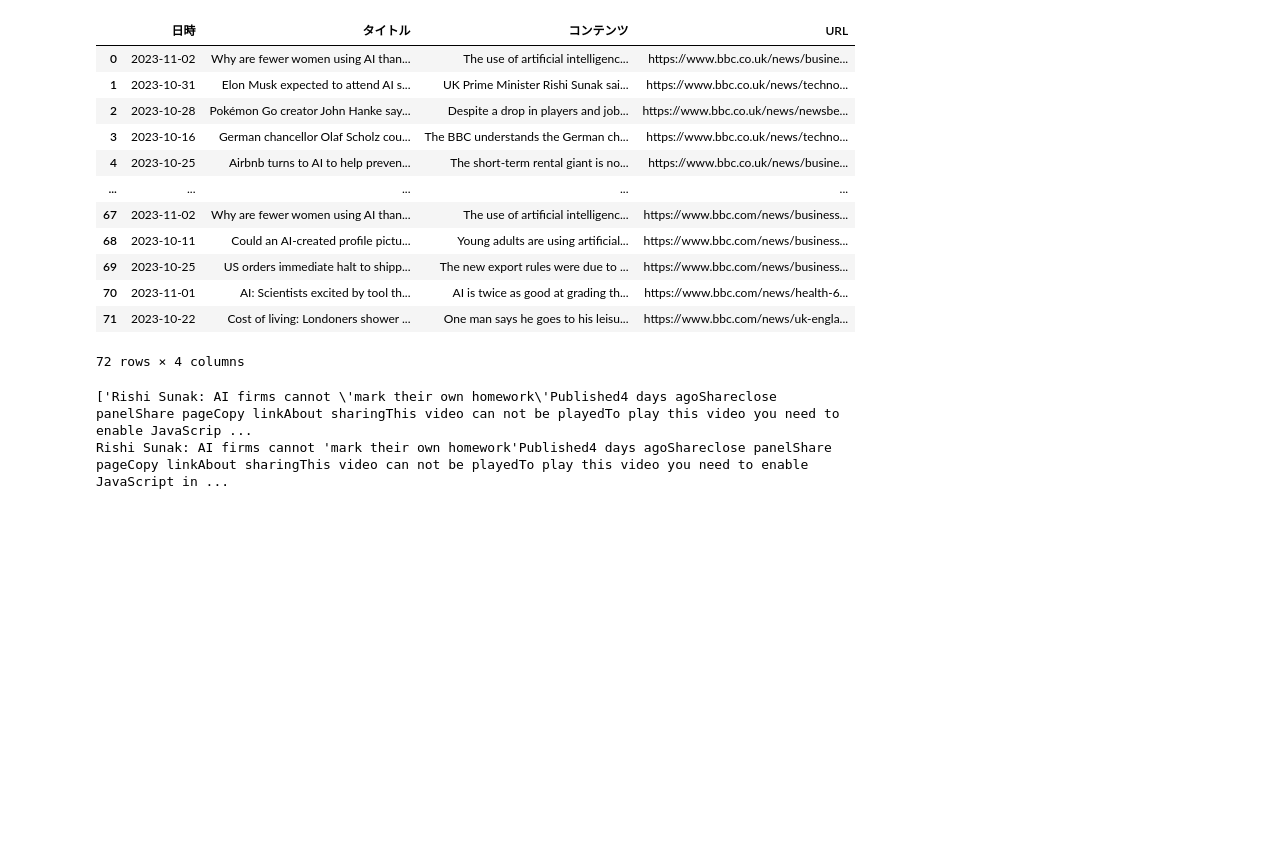
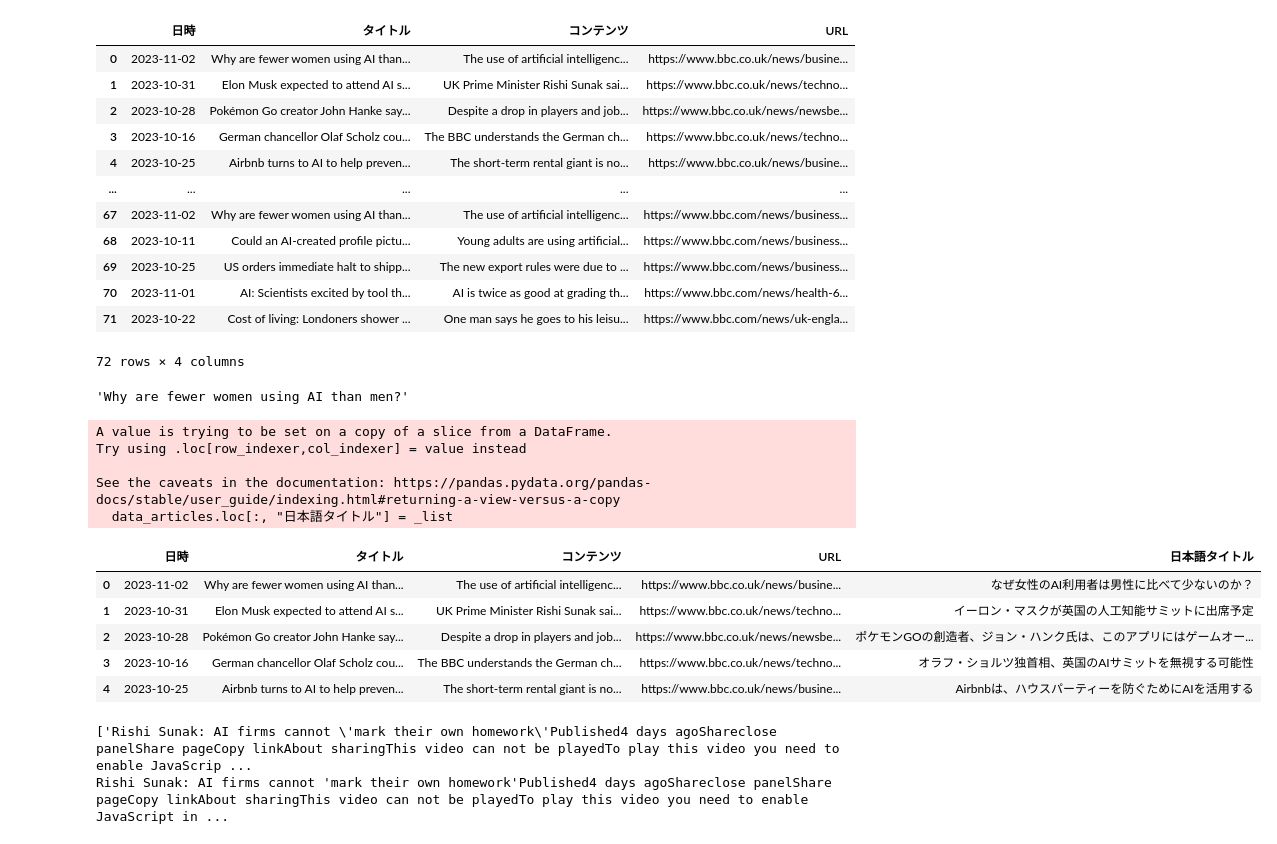
Before and after one commit to kayyuasa/newsapp, a Jupyter notebook: news_app.ipynb, the cells around one changed output. Cells and saved outputs as stored; diff of their text form; code cells hidden in the pictures; blank space fills up the shorter version.

Commit message:
日本語タイトルのコラムを追加する部分を実装

```diff
--- a/news_app.ipynb
+++ b/news_app.ipynb
@@ -56,6 +56,64 @@ data_articles
 | 70 | 2023-11-01 | AI: Scientists excited by tool th... | AI is twice as good at grading th... | https://www.bbc.com/news/health-6... |
 | 71 | 2023-10-22 | Cost of living: Londoners shower ... | One man says he goes to his leisu... | https://www.bbc.com/news/uk-engla... |
 72 rows × 4 columns
+# %%
+data_articles["タイトル"][0]
+# %% [output]
+'Why are fewer women using AI than men?'
+# %%
+# タイトルの和訳
+#ChatGPTでの翻訳機能
+import openai
+
+openai.api_key = OPENAI_API_KEY
+
+def transrate_titl_to_japanese(content_text_to_gpt):
+    request_to_gpt = "以下の英語の記事のタイトルを日本語に翻訳してください" + content_text_to_gpt
+
+    response = openai.ChatCompletion.create(
+        model="gpt-3.5-turbo",
+        messages=[
+            {"role": "user", "content": request_to_gpt},
+        ],
+    )
+
+    output_content = response.choices[0]["message"]["content"].strip()
+    return output_content
+
+
+
+# "日本語タイトル"のコラムを新規に作成して追加
+def add_japanese_column(data_articles):
+
+    _list = []
+    for i in range(len(data_articles)):
+        # タイトルを日本語に翻訳
+        output_japanese_title = transrate_titl_to_japanese(data_articles["タイトル"][i])
+        # 翻訳されたタイトルをリストに追加
+        _list.append(output_japanese_title)
+
+    # "日本語タイトル"を新規に作成してリストを入れる
+    data_articles.loc[:, "日本語タイトル"] = _list  # .locを使って、明示的にdata_articlesを直接変更したつもりだが、 SettingWithCopyWarningが消えない
+
+    return data_articles
+
+
+# お試しで始めの5行だけ実施
+test_data_articles = data_articles.head(5)
+
+add_japanese_column(test_data_articles)
+# %% [output]
+A value is trying to be set on a copy of a slice from a DataFrame.
+Try using .loc[row_indexer,col_indexer] = value instead
+
+See the caveats in the documentation: https://pandas.pydata.org/pandas-docs/stable/user_guide/indexing.html#returning-a-view-versus-a-copy
+  data_articles.loc[:, "日本語タイトル"] = _list
+|  | 日時 | タイトル | コンテンツ | URL | 日本語タイトル |
+| 0 | 2023-11-02 | Why are fewer women using AI than... | The use of artificial intelligenc... | https://www.bbc.co.uk/news/busine... | なぜ女性のAI利用者は男性に比べて少ないのか？ |
+| 1 | 2023-10-31 | Elon Musk expected to attend AI s... | UK Prime Minister Rishi Sunak sai... | https://www.bbc.co.uk/news/techno... | イーロン・マスクが英国の人工知能サミットに出席予定 |
+| 2 | 2023-10-28 | Pokémon Go creator John Hanke say... | Despite a drop in players and job... | https://www.bbc.co.uk/news/newsbe... | ポケモンGOの創造者、ジョン・ハンク氏は、このアプリにはゲームオー... |
+| 3 | 2023-10-16 | German chancellor Olaf Scholz cou... | The BBC understands the German ch... | https://www.bbc.co.uk/news/techno... | オラフ・ショルツ独首相、英国のAIサミットを無視する可能性 |
+| 4 | 2023-10-25 | Airbnb turns to AI to help preven... | The short-term rental giant is no... | https://www.bbc.co.uk/news/busine... | Airbnbは、ハウスパーティーを防ぐためにAIを活用する |
 # %%
 #BeautifulSoupのインストール
 import requests
```
